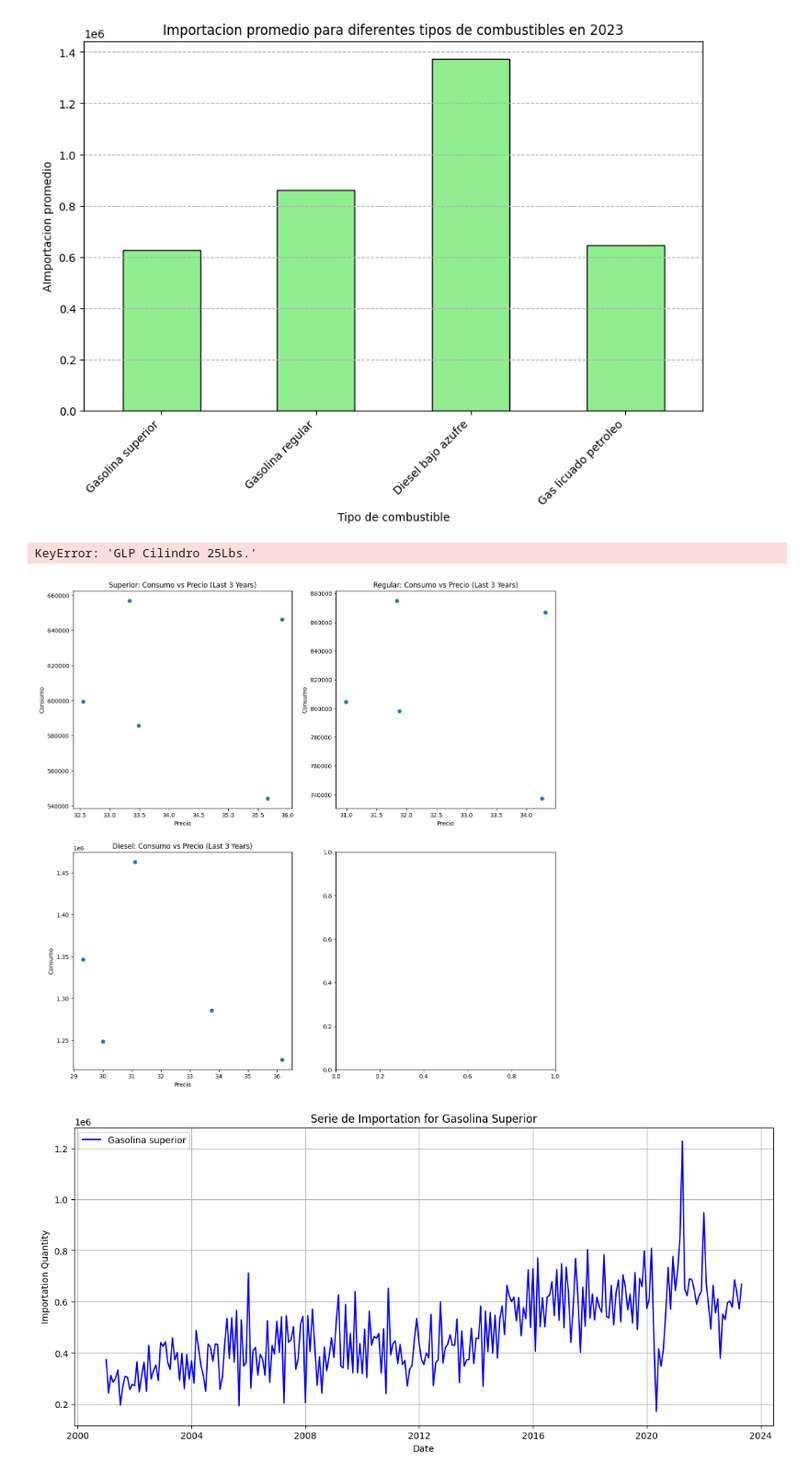
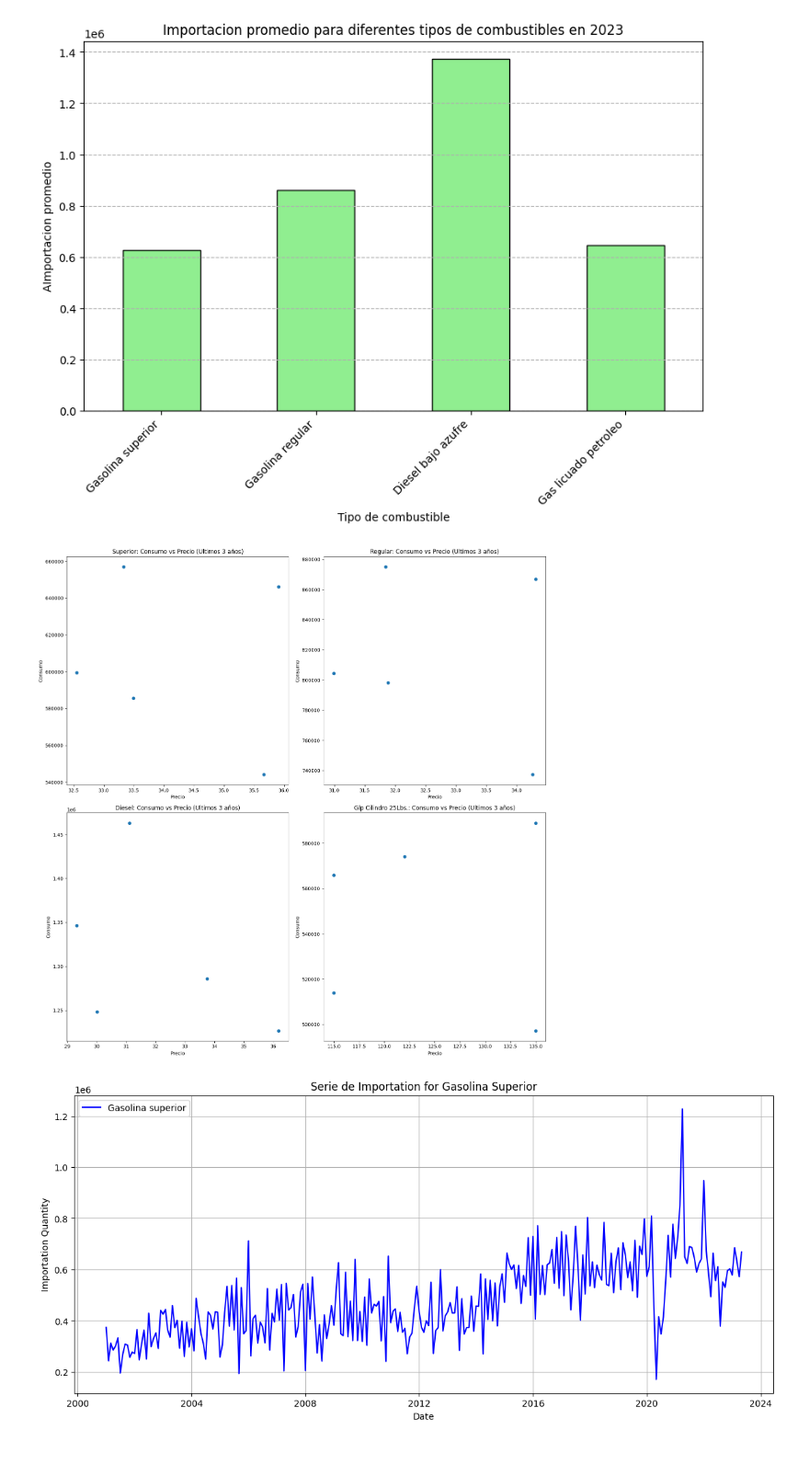
Before and after one commit to CrisLayB/DataScience_Lab02, a Jupyter notebook: ConsumoGasolina.ipynb, the cells around one changed output. Shown at 92% size. Saved outputs shown, nothing was run; the diff lists cells and outputs as text; code cells hidden in the pictures.

```diff
--- a/ConsumoGasolina.ipynb
+++ b/ConsumoGasolina.ipynb
@@ -77,38 +75,38 @@ plt.show()
 # %%
 import pandas as pd
 import matplotlib.pyplot as plt
 prices_df = pd.read_csv('data/Precios_Promedio_Nacionales.csv')
 
 prices_df.head()
 
 prices_df['Fecha'] = pd.to_datetime(prices_df['Fecha'])
 
 df_consumption['Fecha'] = pd.to_datetime(df_consumption['Fecha'])
 
 consumption_last_3_years_df = df_consumption[df_consumption['Fecha'].dt.year >= 2021]
 
 merged_data_last_3_years = pd.merge(consumption_last_3_years_df, prices_df, on='Fecha', suffixes=('_consumption', '_price'))
 
-fuel_types_to_calculate = [
-    "Gasolina superior",
-    "Gasolina regular",
-    "Diesel bajo azufre",
-    "Gas licuado petroleo",
-]
+fuel_types_to_calculate = {
+    "Superior": "Gasolina superior",
+    "Regular": "Gasolina regular",
+    "Diesel": "Diesel bajo azufre",
+    "Glp Cilindro 25Lbs.": "Gas licuado petroleo",
+}
+
 fig, axes = plt.subplots(2, 2, figsize=(15, 15))
 
 for idx, (price_column, consumption_column) in enumerate(fuel_types_to_calculate.items()):
     row, col = divmod(idx, 2)
     axes[row, col].scatter(merged_data_last_3_years[price_column], merged_data_last_3_years[consumption_column])
-    axes[row, col].set_title(f'{price_column}: Consumo vs Precio (Last 3 Years)')
+    axes[row, col].set_title(f'{price_column}: Consumo vs Precio (Ultimos 3 años)')
     axes[row, col].set_xlabel('Precio')
     axes[row, col].set_ylabel('Consumo')
 
 plt.tight_layout()
 plt.show()
 # %% [output]
-KeyError: 'GLP Cilindro 25Lbs.'
-[figure, old version]
+[figure, new version]
 # %%
 # inicio, fin y frequencia de la importación mensual de gasolina super, regular, diesel bajo en azufre y gas licuado de petróleo
 
```
Also changed, not shown: parts of 16 cells of this notebook.
